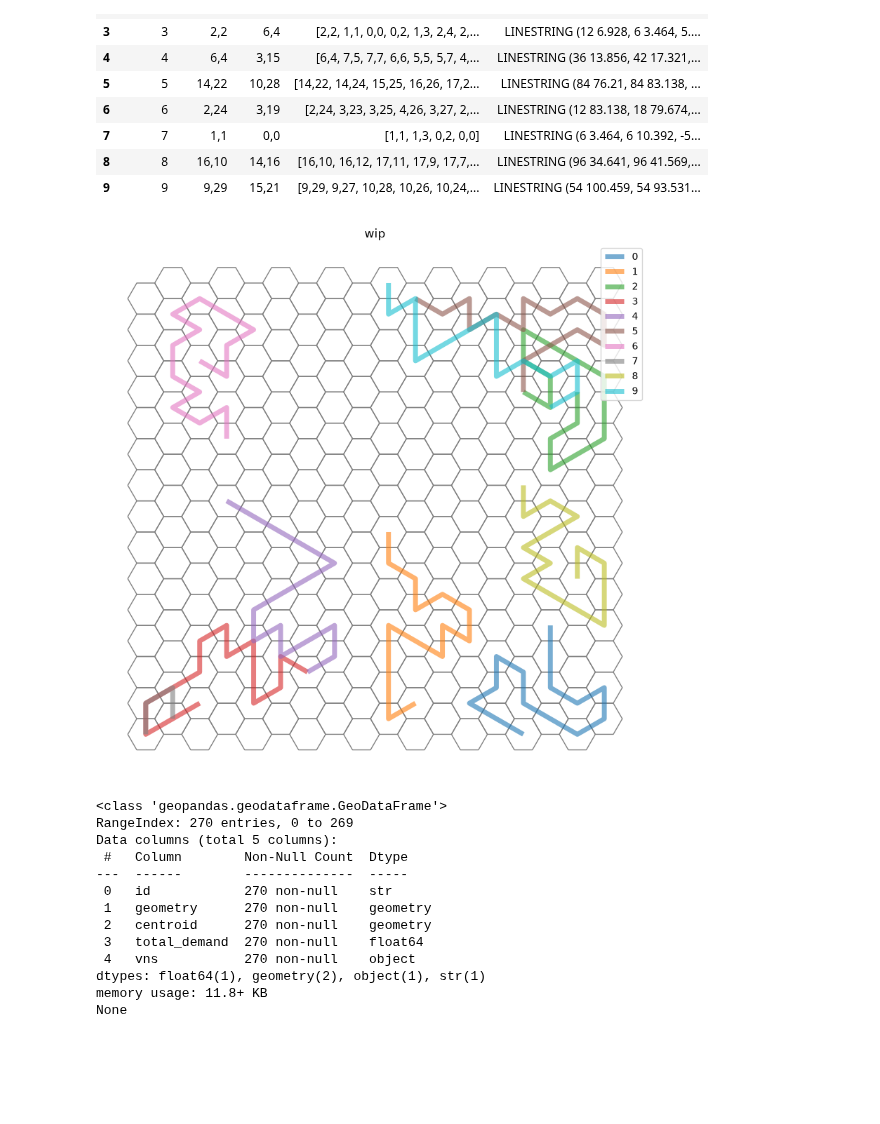
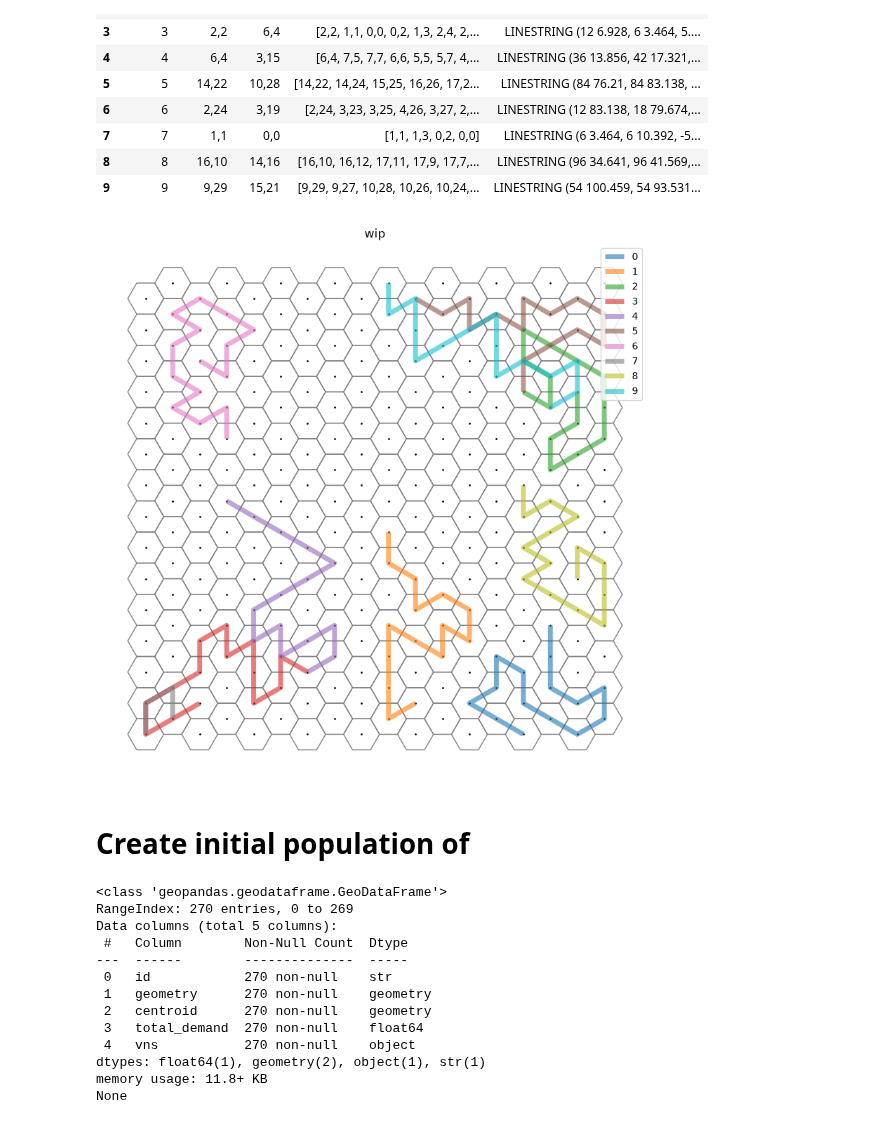
Before and after one commit to anyonectl/bicycle-network, a Jupyter notebook: code/initial/ga_mvp.ipynb, the cells around one changed output. Saved outputs shown, nothing was run; the diff lists cells and outputs as text; code cells hidden in the pictures; blank space fills up the shorter version.

```diff
--- a/code/initial/ga_mvp.ipynb
+++ b/code/initial/ga_mvp.ipynb
@@ -496,26 +497,28 @@ initial_network
 # %%
 import matplotlib as mpl
 
 cmap = mpl.colormaps.get_cmap('tab10')
 colors = cmap(np.linspace(0, 1, len(initial_network)))
 
 fig, ax = plt.subplots(1,1, figsize=(10,10))
 #start_nodes.plot(ax=ax, alpha = .1)
 seed_points.boundary.plot(ax=ax, color = "grey", lw = 1)
-#grid_centroids.plot(ax=ax, color = "black", markersize=1)
+centroids.plot(ax=ax, color = "black", markersize=1)
 for path_id in initial_network['path_id']:
     initial_network[initial_network['path_id']==path_id].plot(
         ax=ax,
         lw=5,
         alpha = 0.6,
         label=path_id,
         color=colors[path_id])
 ax.legend()
 ax.set_title("wip")
 ax.set_axis_off()
 plt.show()
 # %% [output]
-[figure, old version]
+[figure, new version]
+# %% [markdown]
+# Create initial population of
 # %%
 print(seed_points.info())
 seed_points.head()
```
Also changed, not shown: parts of 1 cell of this notebook.
